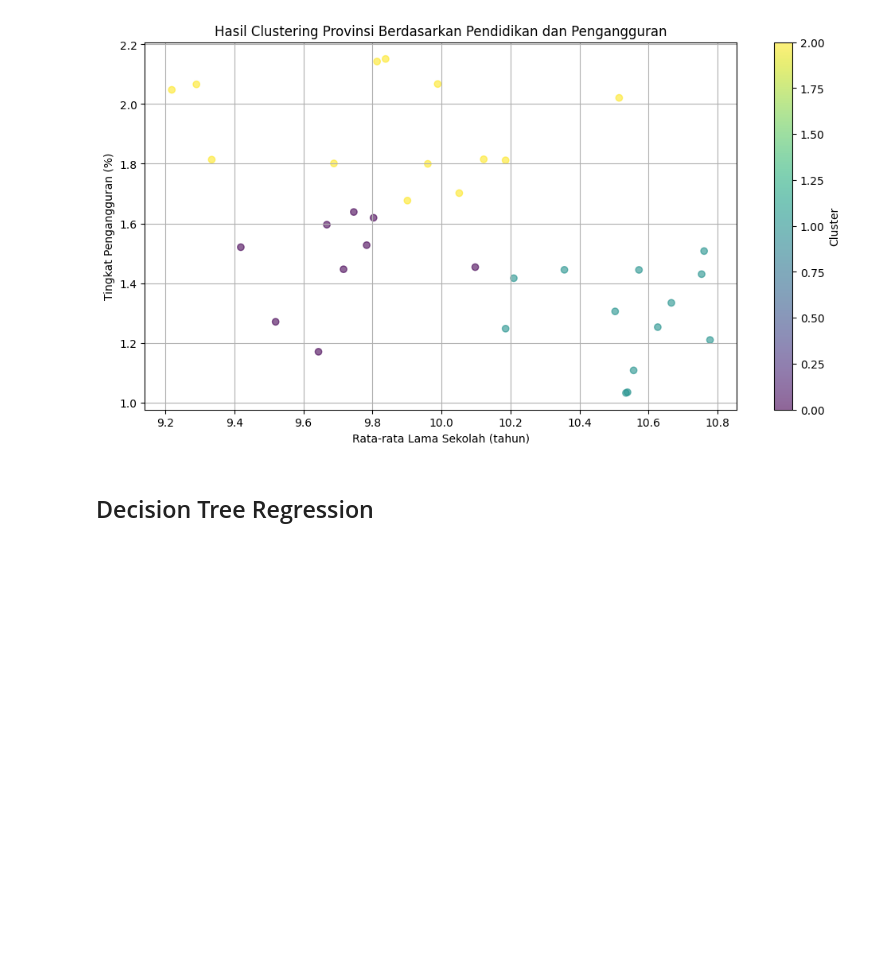
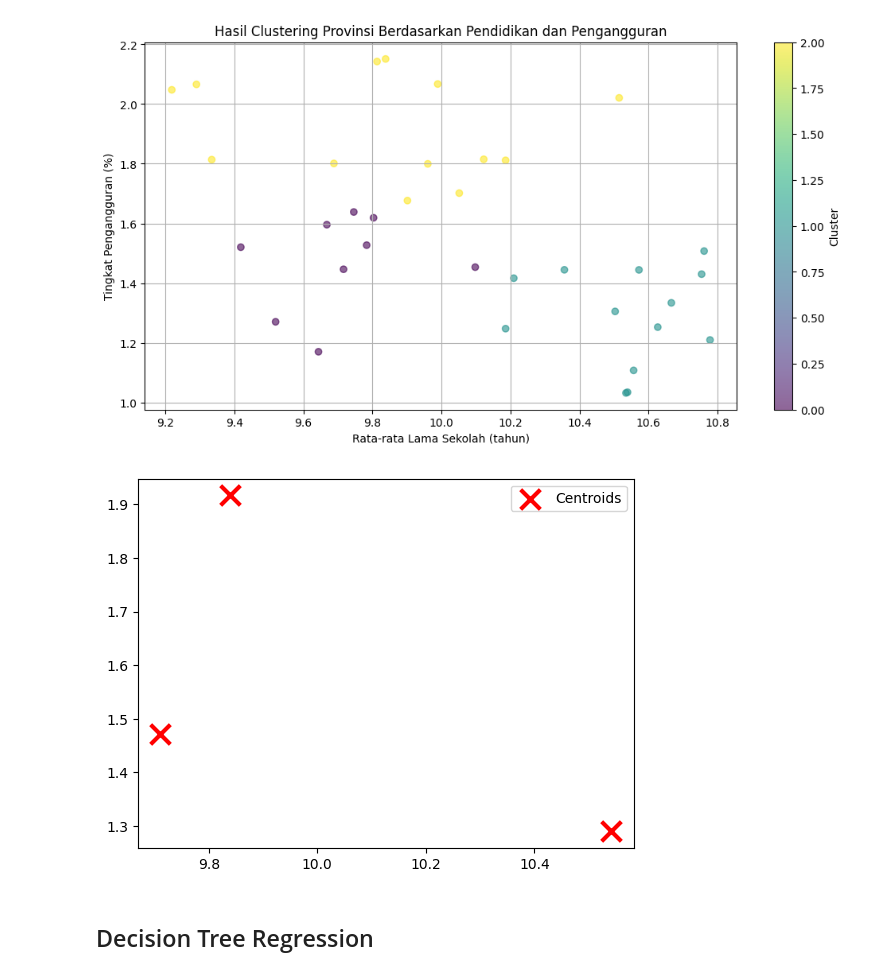
Before and after one commit to Gkyerie/SI4703_KELOMPOK8, a Jupyter notebook: analisis_pengaruh_pendidikan_pengangguran (1).ipynb, the cells around one changed output. Saved outputs shown, nothing was run; the diff lists cells and outputs as text; code cells hidden in the pictures; blank space fills up the shorter version.

```diff
--- a/analisis_pengaruh_pendidikan_pengangguran (1).ipynb
+++ b/analisis_pengaruh_pendidikan_pengangguran (1).ipynb
@@ -555,6 +555,16 @@ plt.grid(True)
 plt.show()
 # %% [output]
 [figure]
+# %%
+centroids = final_kmeans.cluster_centers_
+centroids_original = scaler.inverse_transform(centroids)
+plt.scatter(centroids_original[:, 0], centroids_original[:, 1],
+           c='red', marker='x', s=200, linewidths=3,
+           label='Centroids')
+plt.legend()
+plt.show()
+# %% [output]
+[figure, added]
 # %% [markdown]
 ## Decision Tree Regression
 # %%
```
Also changed, not shown: parts of 2 cells of this notebook.
